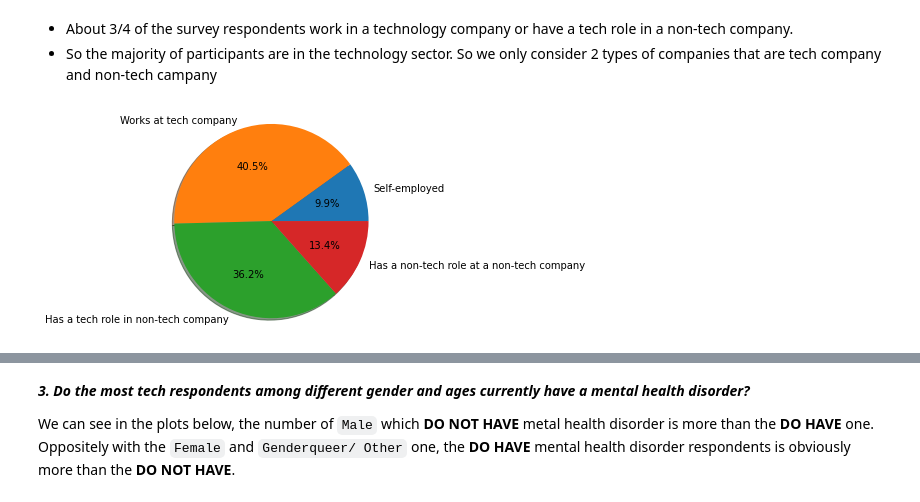
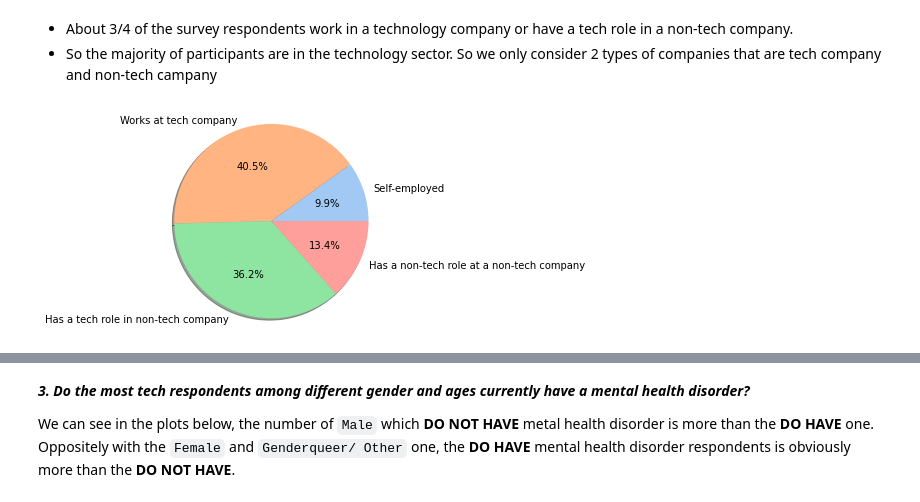
Before and after one commit to HMy2912/P4DS-FinalProj, a Jupyter notebook: Untitled.ipynb, the cells around one changed output, grey strips where cells are left out. Saved outputs shown, nothing was run; the diff lists cells and outputs as text; code cells hidden in the pictures.

```diff
--- a/Untitled.ipynb
+++ b/Untitled.ipynb
@@ -307,0 +310,6 @@ mh_df = imp_data
+# %%
+use_cols = ['mh_hurt_on_career', 'sex', 'age', 'self_empl_flag', 'tech_comp_flag', 'tech_role_flag', 'mh_coverage_flag', 'mh_resources_provided', 'mh_medical_leave', 'mh_eq_ph_employer', 'mh_disorder_current', 'mh_discussion_neg_impact', 'mh_discussion_cowork', 'mh_neg_view_cowork', 'mh_discussion_supervis', 'mh_sharing_friends/fam_flag']
+not_use_cols = [col for col in mh_df if col not in use_cols]
+
+mh_df.drop(not_use_cols, axis=1, inplace=True)
+mh_df
@@ -312,3 +337,5 @@ mh_df = imp_data
+# %%
+colors = sns.color_palette('pastel')[0:6]
 # %% [markdown]
 ***1. Is having mental health issues harmful to someone's career?***
 # %% [markdown]
@@ -334,14 +360,14 @@ plt.show()
 # %%
 labels = ['Self-employed', 'Works at tech company', 'Has a tech role in non-tech company', 'Has a non-tech role at a non-tech company']
 sizes = [mh_df['self_empl_flag'].value_counts()[1],
          mh_df['tech_comp_flag'].value_counts()[1],
          mh_df['tech_role_flag'].value_counts()[1],
          mh_df['tech_role_flag'].value_counts()[0]
         ]
 # print(sizes) # adds up to 1433, which is the total number of participants
 fig1, ax1 = plt.subplots()
-ax1.pie(sizes, labels=labels, autopct='%1.1f%%', shadow=True)
+ax1.pie(sizes, labels=labels, colors=colors, autopct='%1.1f%%', shadow=True)
 ax1.axis('equal')
 plt.show()
 # %% [output]
-[figure, old version]
+[figure, new version]
```
Also changed, not shown: parts of 25 cells of this notebook.
